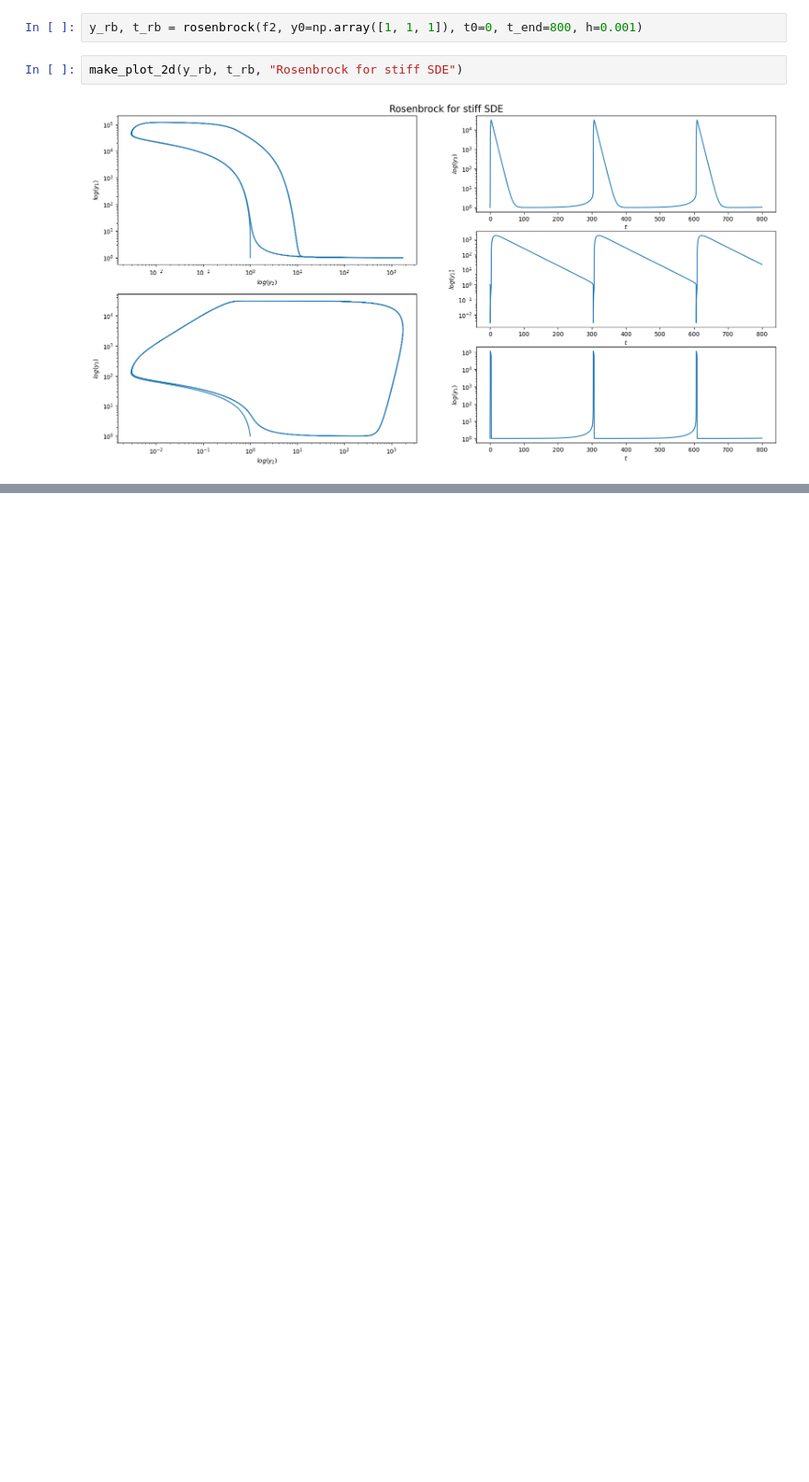
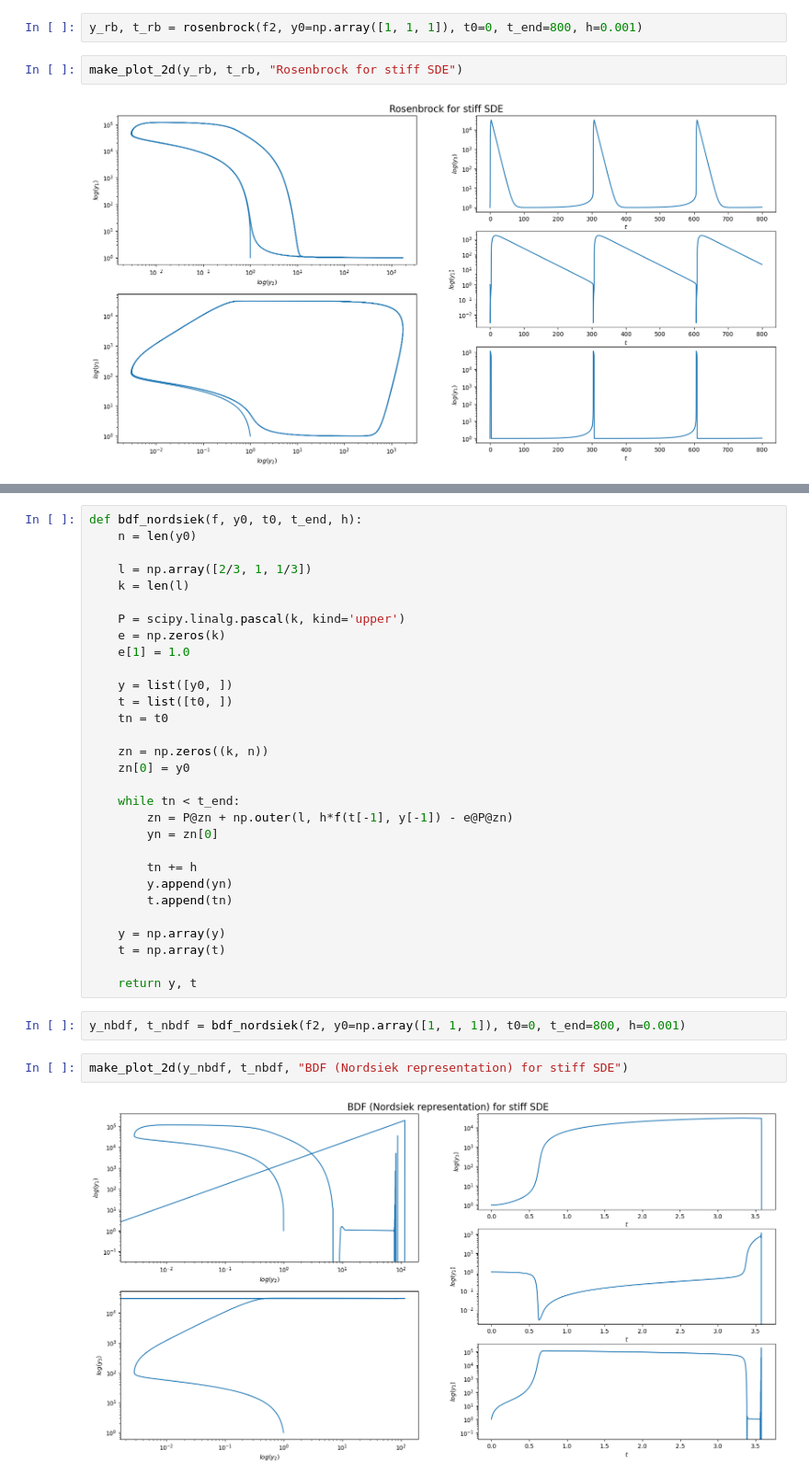
Before and after one commit to nerett/computational-mathematics, a Jupyter notebook: 6-7-SDE/sde.ipynb, the cells around one changed output, grey strips where cells are left out. Shown at 92% size. Cells and saved outputs as stored; diff of their text form; blank space fills up the shorter version.

Commit message:
implemented BDF in Nordsiek representation

```diff
--- a/6-7-SDE/sde.ipynb
+++ b/6-7-SDE/sde.ipynb
@@ -289,0 +299,36 @@ make_plot_2d(y_rb, t_rb, "Rosenbrock for stiff SDE")
+# %%
+def bdf_nordsiek(f, y0, t0, t_end, h):
+    n = len(y0)
+
+    l = np.array([2/3, 1, 1/3])
+    k = len(l)
+
+    P = scipy.linalg.pascal(k, kind='upper')
+    e = np.zeros(k)
+    e[1] = 1.0
+
+    y = list([y0, ])
+    t = list([t0, ])
+    tn = t0
+
+    zn = np.zeros((k, n))
+    zn[0] = y0
+
+    while tn < t_end:
+        zn = P@zn + np.outer(l, h*f(t[-1], y[-1]) - e@P@zn)
+        yn = zn[0]
+
+        tn += h
+        y.append(yn)
+        t.append(tn)
+
+    y = np.array(y)
+    t = np.array(t)
+
+    return y, t
+# %%
+y_nbdf, t_nbdf = bdf_nordsiek(f2, y0=np.array([1, 1, 1]), t0=0, t_end=800, h=0.001)
+# %%
+make_plot_2d(y_nbdf, t_nbdf, "BDF (Nordsiek representation) for stiff SDE")
+# %% [output]
+[figure, added]
```
Also changed, not shown: parts of 5 cells of this notebook.
